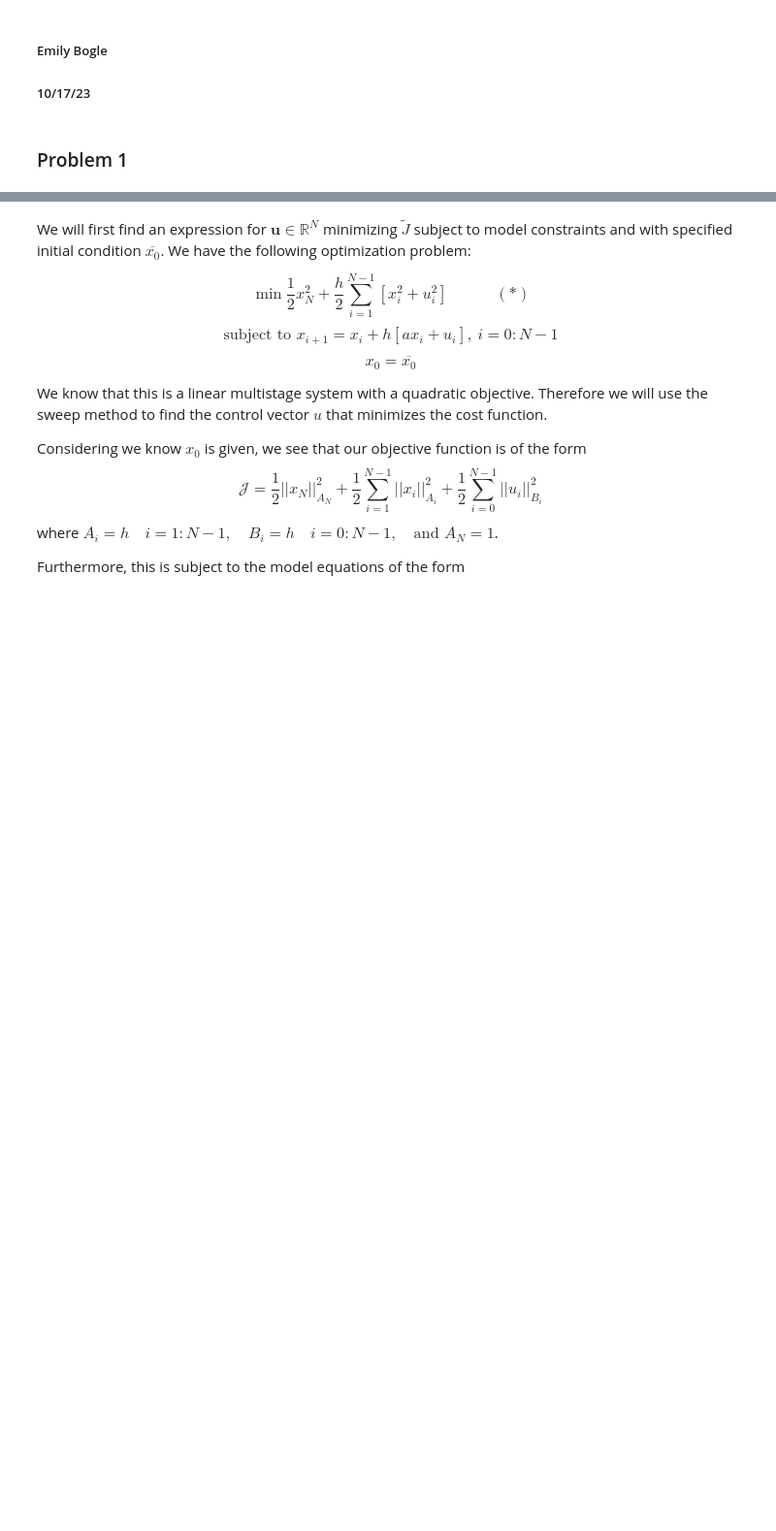
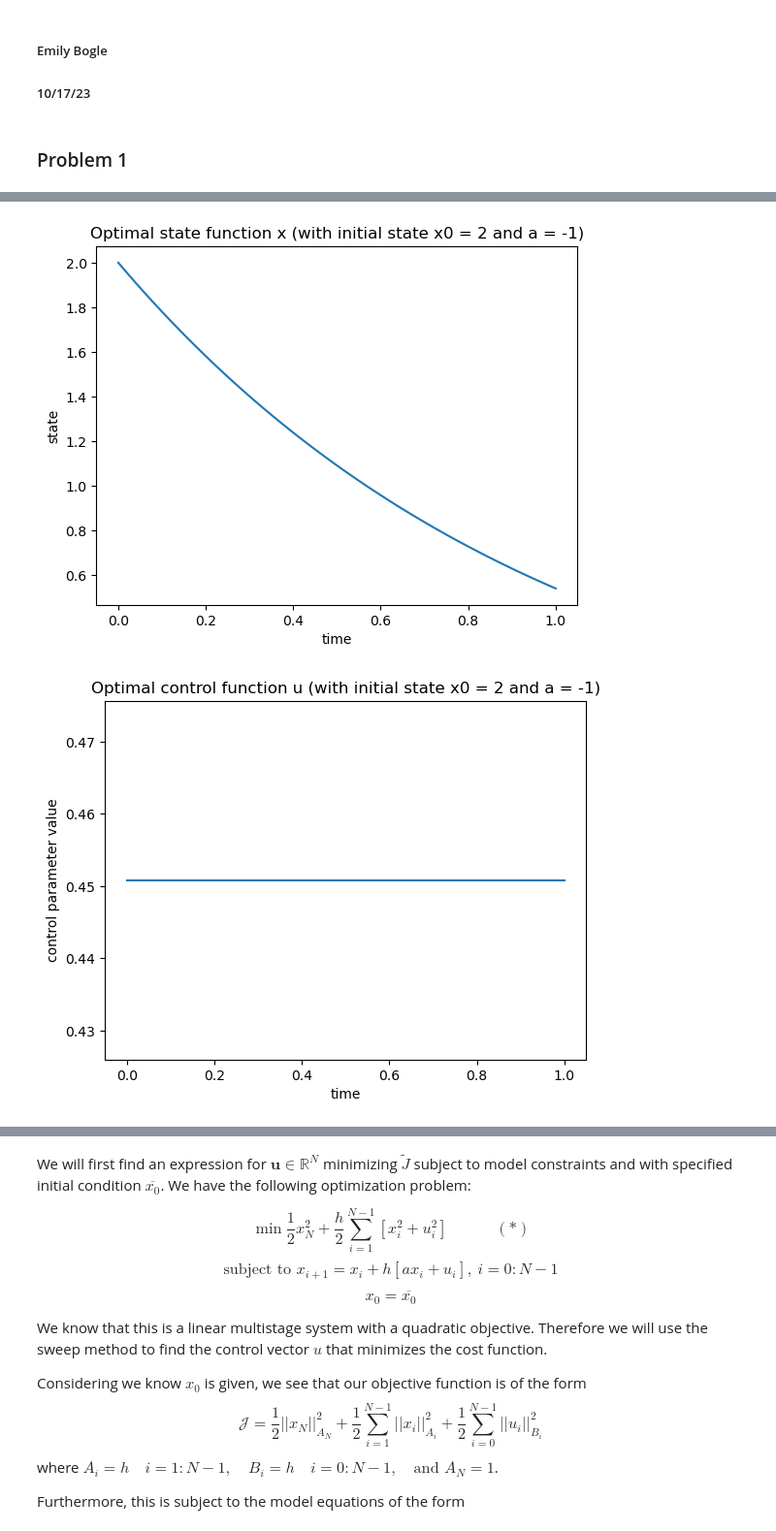
Before and after one commit to eabogle/numerical-optimization, a Jupyter notebook: model_constrained/Homework 1.ipynb, the cells around one changed output, grey strips where cells are left out. Shown at 97% size. Drawn from its saved outputs; the diff is of its cells as text; code cells hidden in the pictures; blank space fills up the shorter version.

```diff
--- a/model_constrained/Homework 1.ipynb
+++ b/model_constrained/Homework 1.ipynb
@@ -7,0 +204,5 @@
+# %%
+problem1(2,-1)
+# %% [output]
+[figure, added]
+[figure, added]
```
Also changed, not shown: parts of 13 cells of this notebook.
